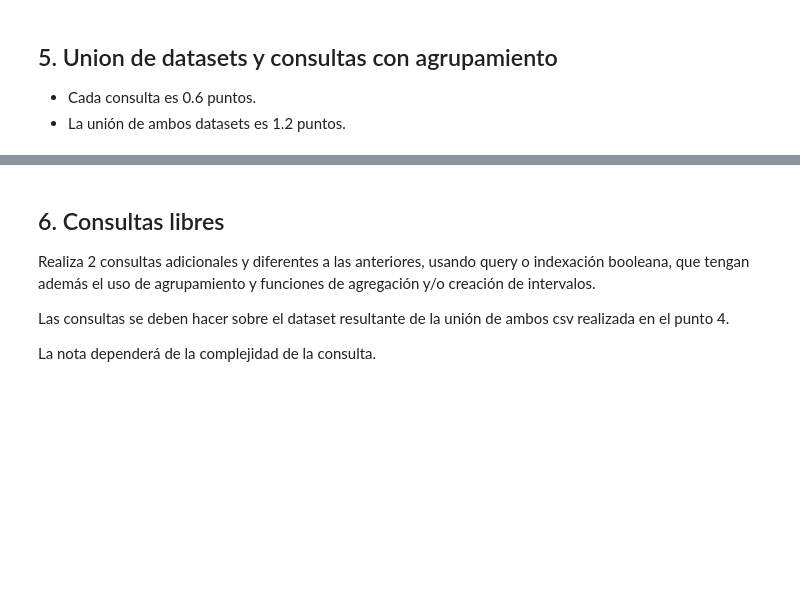
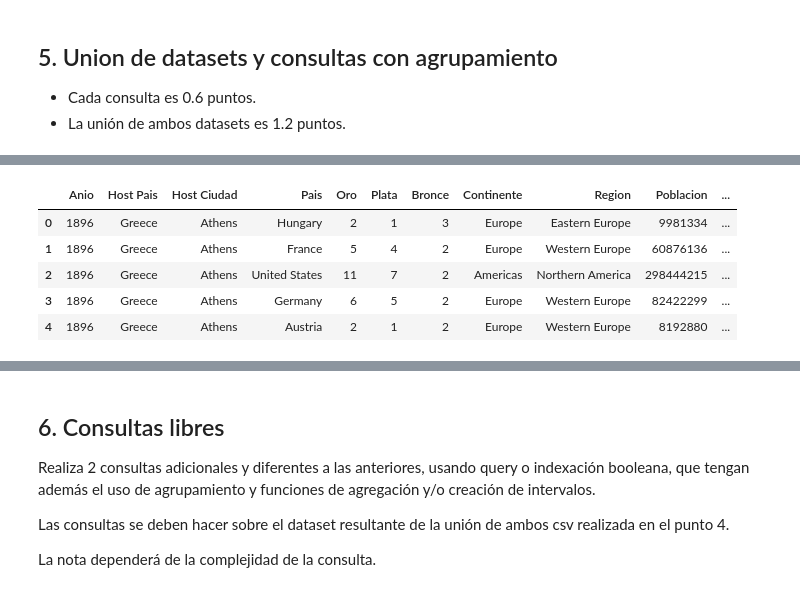
Before and after one commit to Animska/PYthon, a Jupyter notebook: Pedro/entorno python/ejercicios/AD_TEMA2/Preparacion/TrabajoFInal/enunciado_trabajo_T2.ipynb, the cells around one changed output, grey strips where cells are left out. Saved outputs shown, nothing was run; the diff lists cells and outputs as text; code cells hidden in the pictures; blank space fills up the shorter version.

```diff
--- a/Pedro/entorno python/ejercicios/AD_TEMA2/Preparacion/TrabajoFInal/enunciado_trabajo_T2.ipynb
+++ b/Pedro/entorno python/ejercicios/AD_TEMA2/Preparacion/TrabajoFInal/enunciado_trabajo_T2.ipynb
@@ -257,7 +284,7 @@ medallas2.head()
 # Importa el dataset paises.csv en el dataframe paises
 # Este csv contiene información sobre la población y el PIB per capita de paises,
     # además del continente y subregion al que pertenecen.
-
-
+df_paises = pd.read_csv('paises.csv')
 
 # muestra las primeras filas para comprender su estructura y comprobar la importación
+df_paises.head()
@@ -268,9 +331,23 @@ medallas2.head()
 # %%
 # Une los dataframes medallas y paises en un nuevo dataframe llamado medallas_paises usando la columna pais
 # Debes hacer un merge interno.
-
+df_paises.columns=['Pais', 'Continente', 'Region', 'Poblacion', 'PIB']
+medallas_paises = pd.merge(
+    data_medallas,
+    df_paises,
+    on="Pais",
+    how="inner"
+)
 
 
 # muestra las primeras filas para comprobar que la unión ha sido correcta
+medallas_paises.head()
+# %% [output]
+|  | Anio | Host Pais | Host Ciudad | Pais | Oro | Plata | Bronce | Continente | Region | Poblacion | ... |
+| 0 | 1896 | Greece | Athens | Hungary | 2 | 1 | 3 | Europe | Eastern Europe | 9981334 | ... |
+| 1 | 1896 | Greece | Athens | France | 5 | 4 | 2 | Europe | Western Europe | 60876136 | ... |
+| 2 | 1896 | Greece | Athens | United States | 11 | 7 | 2 | Americas | Northern America | 298444215 | ... |
+| 3 | 1896 | Greece | Athens | Germany | 6 | 5 | 2 | Europe | Western Europe | 82422299 | ... |
+| 4 | 1896 | Greece | Athens | Austria | 2 | 1 | 2 | Europe | Western Europe | 8192880 | ... |
 # %%
 # Comprueba que no existan nulos en el dataframe medallas_paises. Si los hay, quizás tienes el ejercicio mal.
```
Also changed, not shown: parts of 14 cells of this notebook, 2 other files.
